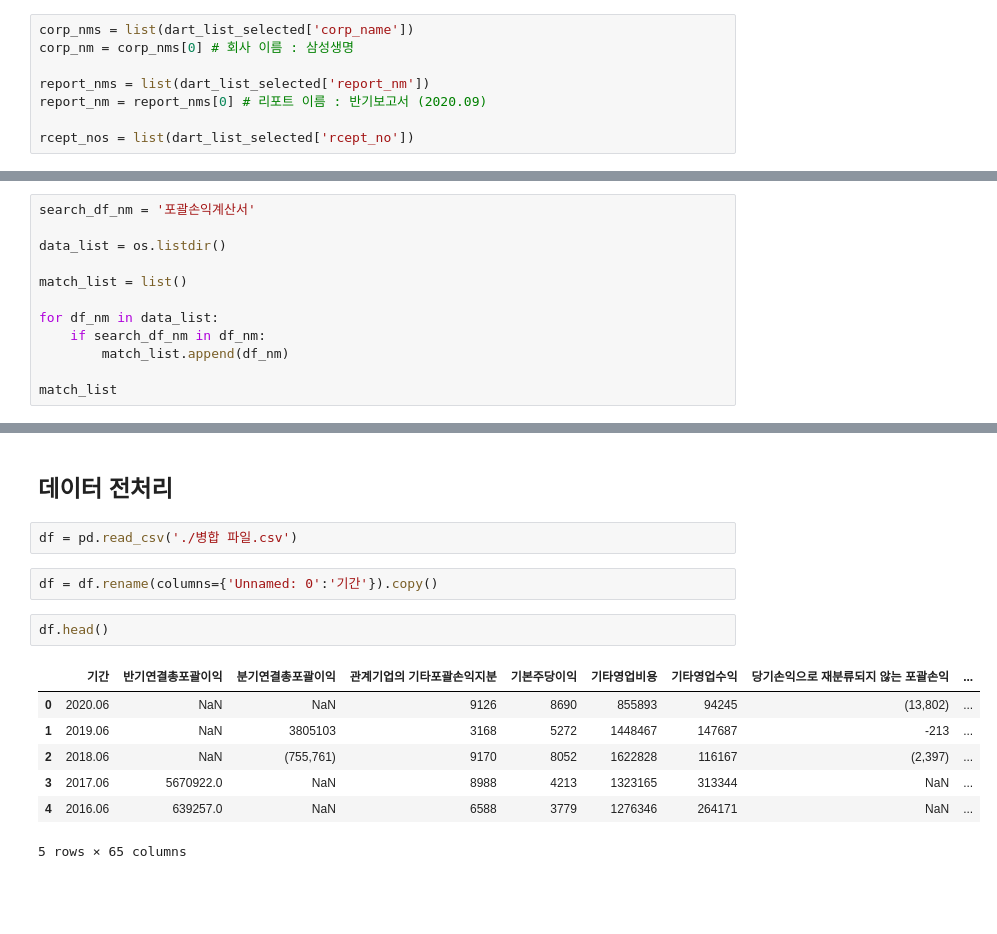
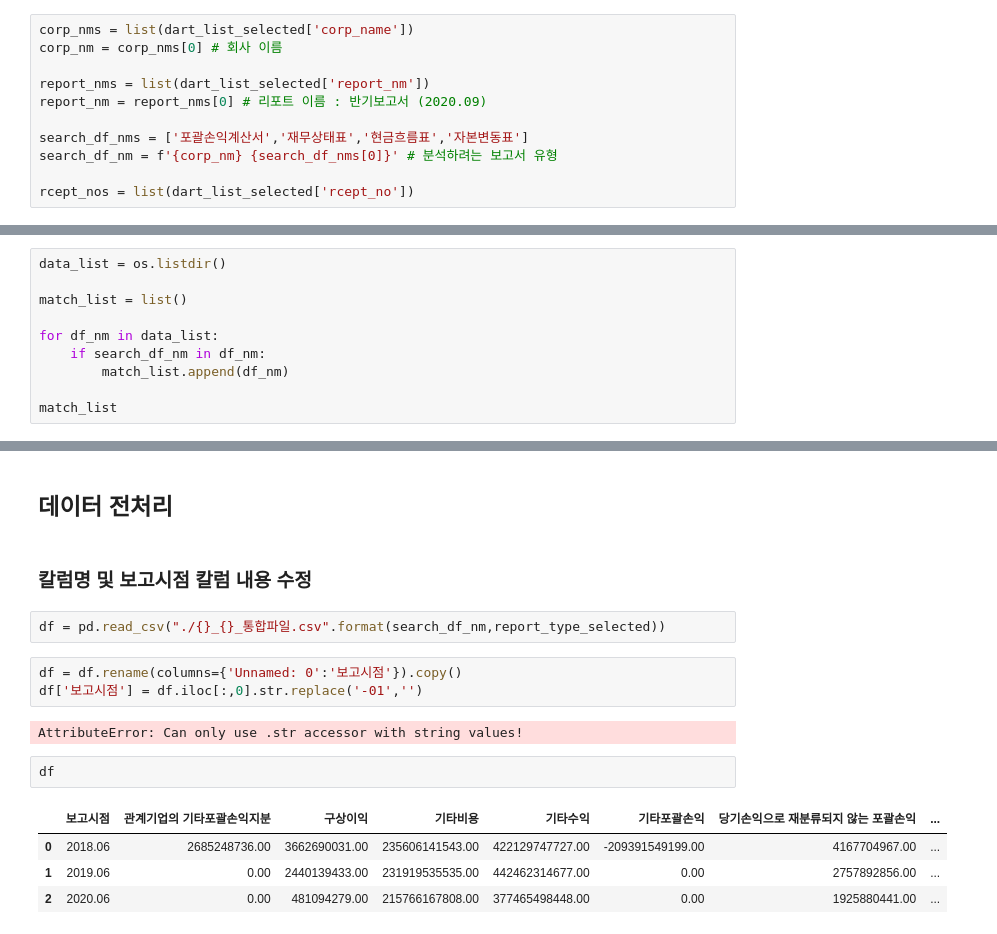
Before and after one commit to actpjk/python_workspace, a Jupyter notebook: Project/Project4_DART_API/DART_API.ipynb, the cells around one changed output, grey strips where cells are left out. Saved outputs shown, nothing was run; the diff lists cells and outputs as text; blank space fills up the shorter version.

```diff
--- a/Project/Project4_DART_API/DART_API.ipynb
+++ b/Project/Project4_DART_API/DART_API.ipynb
@@ -59,10 +54,13 @@ dart_list_selected.head(1)
 # %%
 corp_nms = list(dart_list_selected['corp_name'])
-corp_nm = corp_nms[0] # 회사 이름 : 삼성생명
+corp_nm = corp_nms[0] # 회사 이름
 
 report_nms = list(dart_list_selected['report_nm'])
 report_nm = report_nms[0] # 리포트 이름 : 반기보고서 (2020.09)
 
+search_df_nms = ['포괄손익계산서','재무상태표','현금흐름표','자본변동표']
+search_df_nm = f'{corp_nm} {search_df_nms[0]}' # 분석하려는 보고서 유형
+
 rcept_nos = list(dart_list_selected['rcept_no'])
 # %%
 date_list = list(dart_list_selected['report_nm'].str.split(' ').str[-1])
@@ -146,8 +144,6 @@ data_to_csv(urls)
 # %% [markdown]
 ## merge 위해 데이터 수정
 # %%
-search_df_nm = '포괄손익계산서'
-
 data_list = os.listdir()
 
 match_list = list()
@@ -233,17 +291,19 @@ df_merge_t.to_csv('{}.csv'.format('병합 파일'), encoding='utf-8-sig')
 # merged data 분석 및 시각화
 # %% [markdown]
 ## 데이터 전처리
+# %% [markdown]
+### 칼럼명 및 보고시점 칼럼 내용 수정
 # %%
-df = pd.read_csv('./병합 파일.csv')
+df = pd.read_csv("./{}_{}_통합파일.csv".format(search_df_nm,report_type_selected))
 # %%
-df = df.rename(columns={'Unnamed: 0':'기간'}).copy()
+df = df.rename(columns={'Unnamed: 0':'보고시점'}).copy()
+df['보고시점'] = df.iloc[:,0].str.replace('-01','')
+# %% [output]
+AttributeError: Can only use .str accessor with string values!
 # %%
-df.head()
+df
 # %% [output]
-|  | 기간 | 반기연결총포괄이익 | 분기연결총포괄이익 | 관계기업의 기타포괄손익지분 | 기본주당이익 | 기타영업비용 | 기타영업수익 | 당기손익으로 재분류되지 않는 포괄손익 | ... |
-| 0 | 2020.06 | NaN | NaN | 9126 | 8690 | 855893 | 94245 | (13,802) | ... |
-| 1 | 2019.06 | NaN | 3805103 | 3168 | 5272 | 1448467 | 147687 | -213 | ... |
-| 2 | 2018.06 | NaN | (755,761) | 9170 | 8052 | 1622828 | 116167 | (2,397) | ... |
-| 3 | 2017.06 | 5670922.0 | NaN | 8988 | 4213 | 1323165 | 313344 | NaN | ... |
-| 4 | 2016.06 | 639257.0 | NaN | 6588 | 3779 | 1276346 | 264171 | NaN | ... |
+|  | 보고시점 | 관계기업의 기타포괄손익지분 | 구상이익 | 기타비용 | 기타수익 | 기타포괄손익 | 당기손익으로 재분류되지 않는 포괄손익 | ... |
+| 0 | 2018.06 | 2685248736.00 | 3662690031.00 | 235606141543.00 | 422129747727.00 | -209391549199.00 | 4167704967.00 | ... |
+| 1 | 2019.06 | 0.00 | 2440139433.00 | 231919535535.00 | 442462314677.00 | 0.00 | 2757892856.00 | ... |
+| 2 | 2020.06 | 0.00 | 481094279.00 | 215766167808.00 | 377465498448.00 | 0.00 | 1925880441.00 | ... |
-5 rows × 65 columns
```
Also changed, not shown: parts of 44 cells of this notebook, 5 other files.
